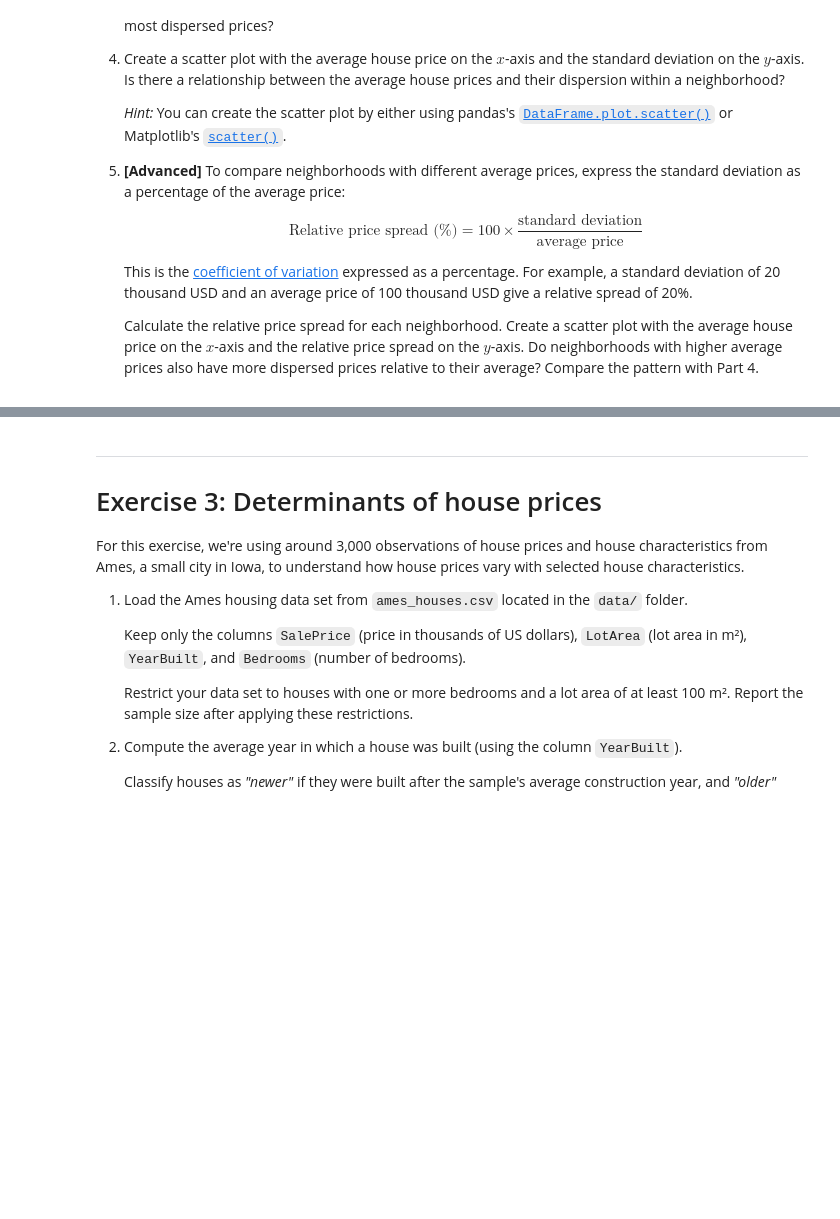
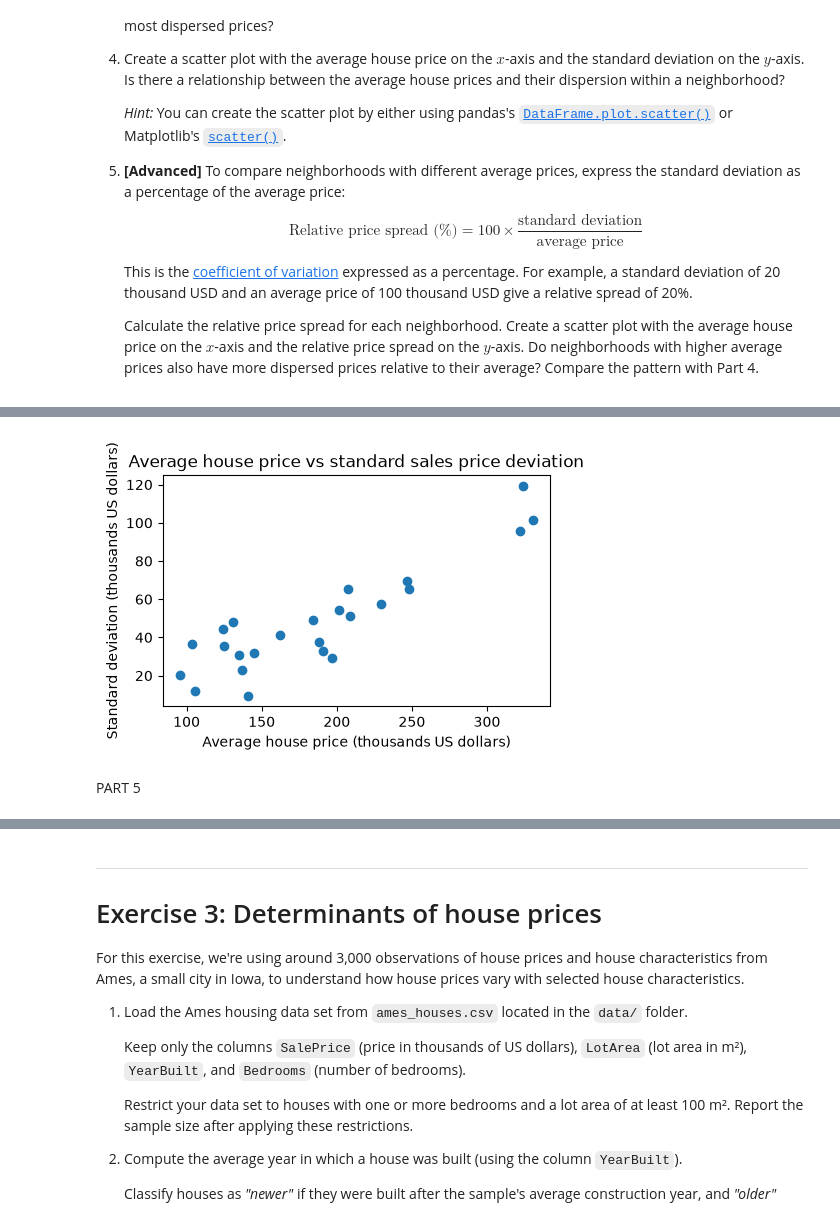
Before and after one commit to 646nwbf27y-lab/TECH2-H26, a Jupyter notebook: workshops/workshop4/workshop4 TH.ipynb, the cells around one changed output, grey strips where cells are left out. Drawn from its saved outputs; the diff is of its cells as text; code cells hidden in the pictures; blank space fills up the shorter version.

```diff
--- a/workshops/workshop4/workshop4 TH.ipynb
+++ b/workshops/workshop4/workshop4 TH.ipynb
@@ -170,0 +254,15 @@ df = pd.read_csv(file)
+# %%
+#using mathplotlib scatter plot function
+import matplotlib.pyplot as plt
+
+plt.figure(figsize = (5, 3))
+plt.scatter(df_stats['mean'], df_stats['std'])
+plt.ylabel('Standard deviation (thousands US dollars)')
+plt.xlabel('Average house price (thousands US dollars)')
+plt.title('Average house price vs standard sales price deviation')
+
+plt.show()
+# %% [output]
+[figure, added]
+# %% [markdown]
+PART 5
```
Also changed, not shown: parts of 50 cells of this notebook.
